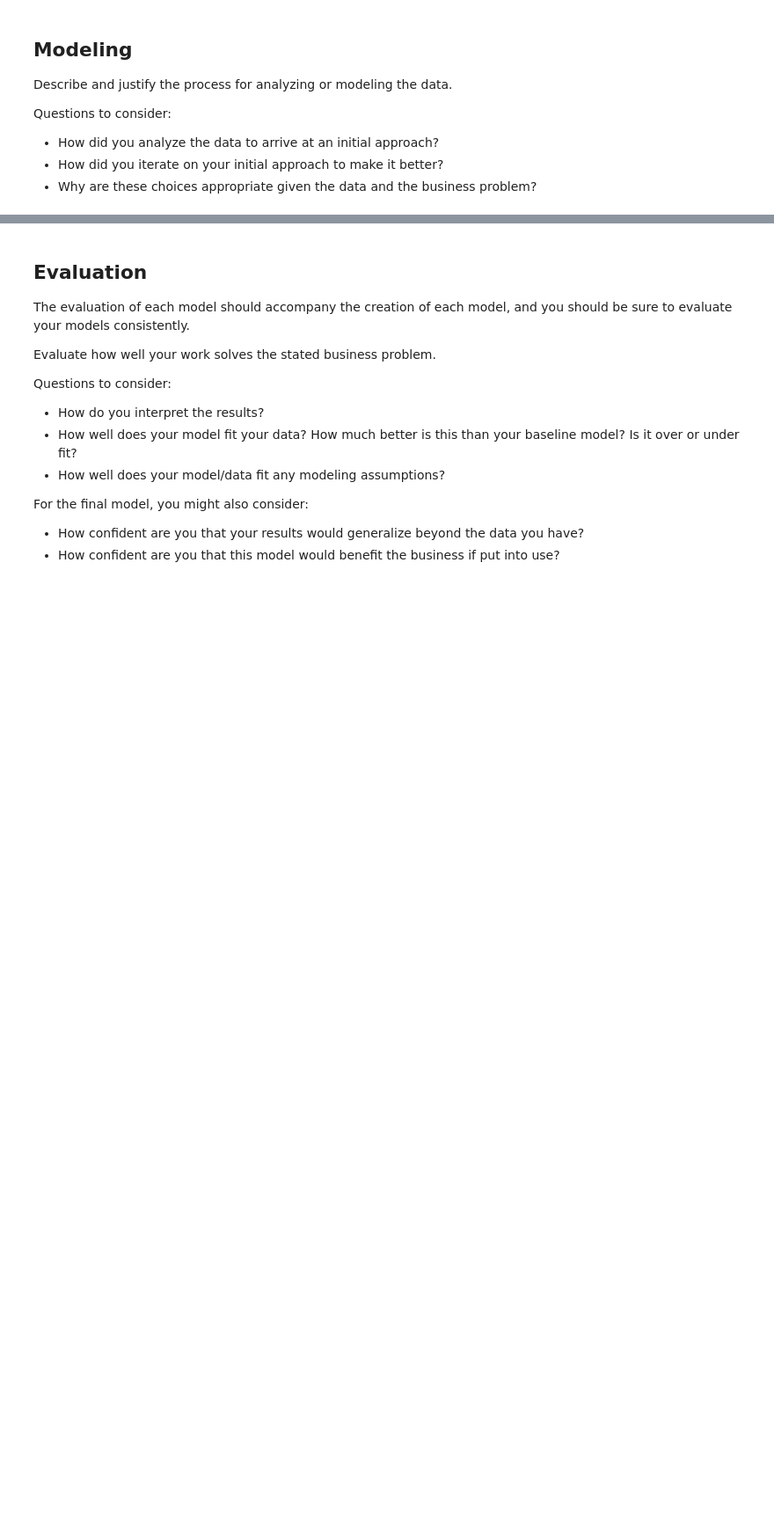
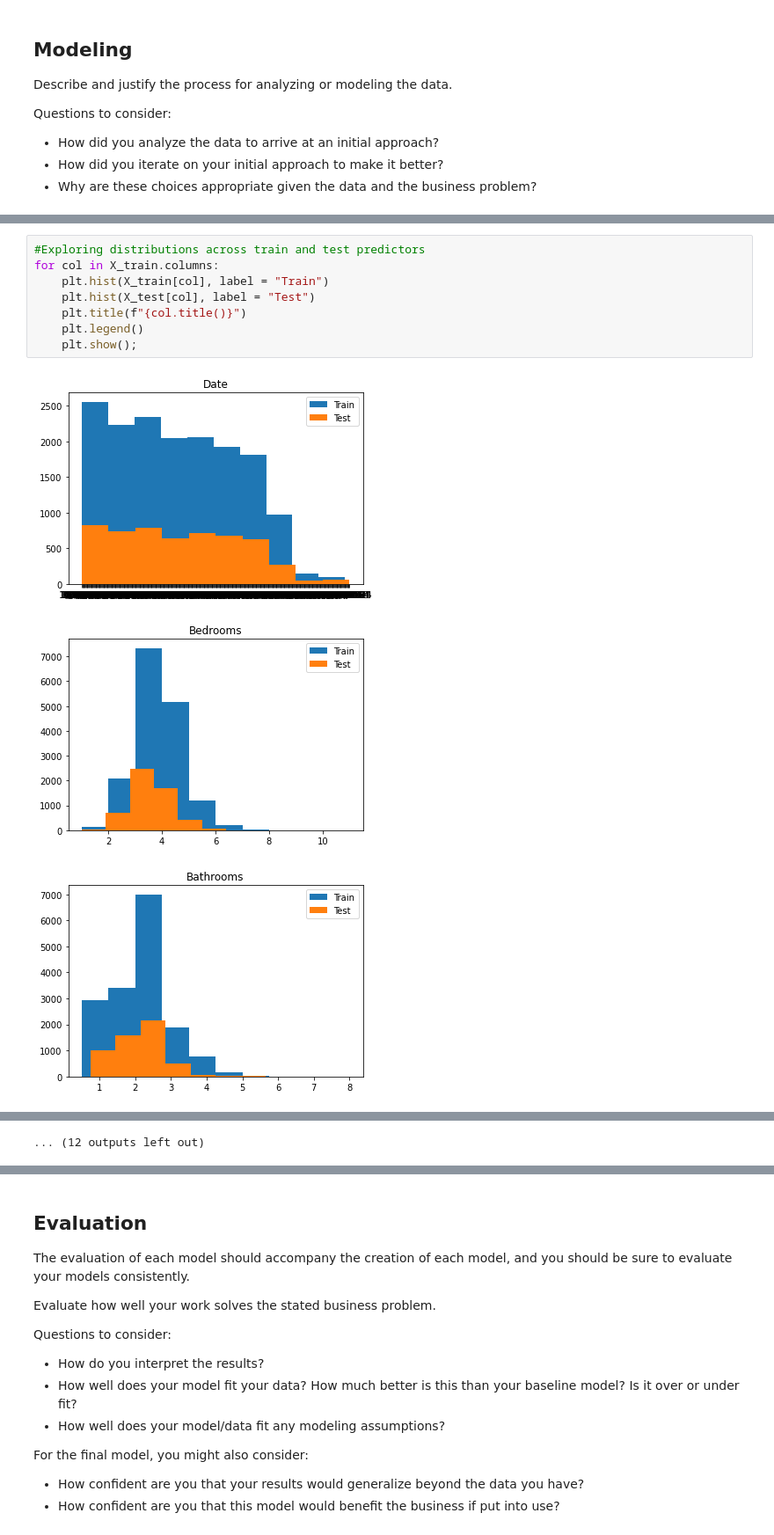
Before and after one commit to garrettwilliams90/Housing_Analysis, a Jupyter notebook: Notebooks/Garrett/Project2_Garrett.ipynb, the cells around one changed output, grey strips where cells are left out. Shown at 88% size. Saved outputs shown, nothing was run; the diff lists cells and outputs as text; blank space fills up the shorter version.

```diff
--- a/Notebooks/Garrett/Project2_Garrett.ipynb
+++ b/Notebooks/Garrett/Project2_Garrett.ipynb
@@ -195,0 +369,12 @@ Questions to consider:
+# %%
+#Exploring distributions across train and test predictors
+for col in X_train.columns:
+    plt.hist(X_train[col], label = "Train")
+    plt.hist(X_test[col], label = "Test")
+    plt.title(f"{col.title()}")
+    plt.legend()
+    plt.show();
+# %% [output]
+[figure, added]
+[figure, added]
+[figure, added]
@@ -195,0 +390 @@ Questions to consider:
+... (12 outputs left out)
```
Also changed, not shown: parts of 36 cells of this notebook.
